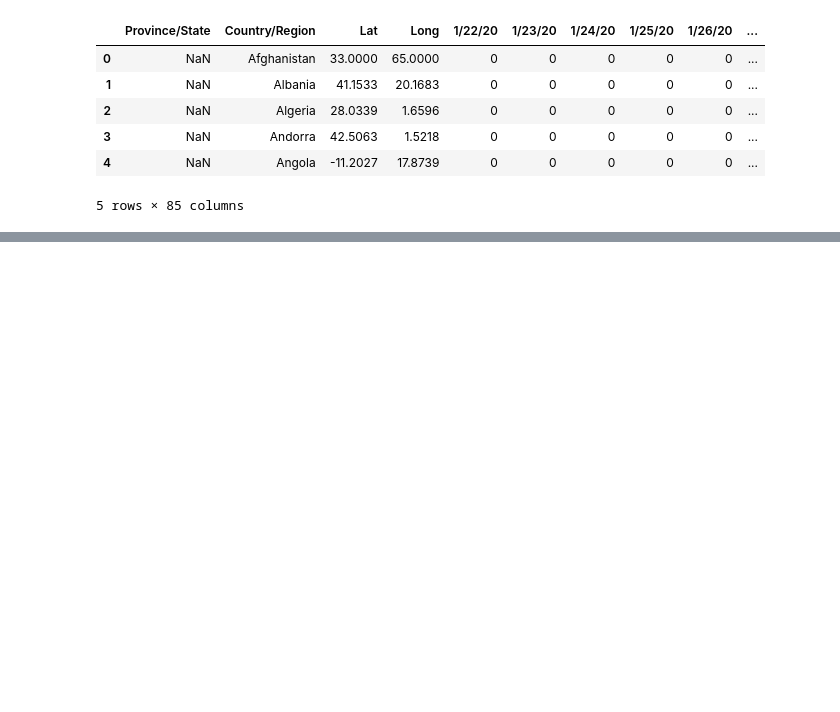
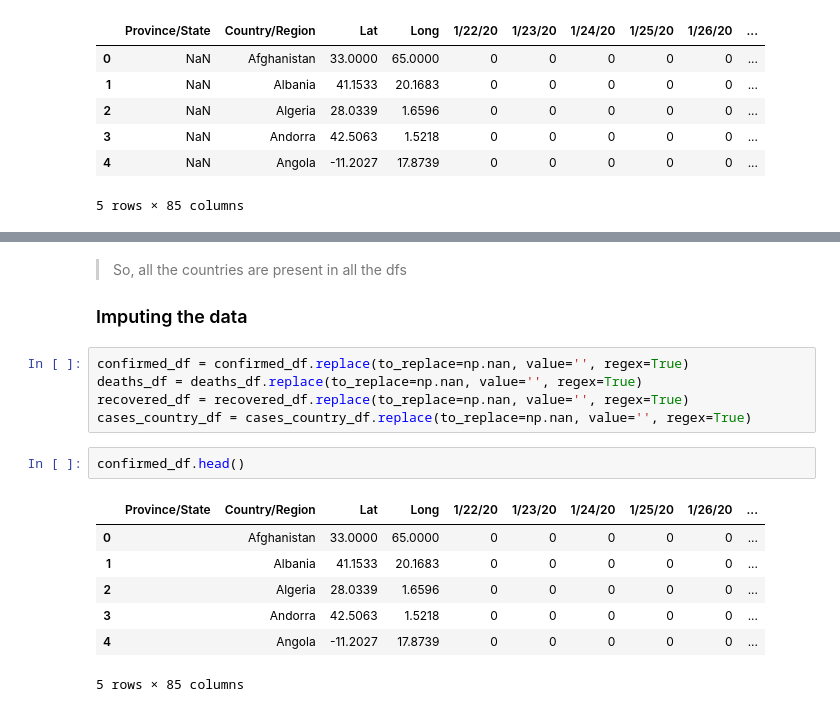
Before and after one commit to ShaunakSen/Data-Science-and-Machine-Learning, a Jupyter notebook: Data_Modelling_and_Analysis_of_COVID_19_Spread.ipynb, the cells around one changed output, grey strips where cells are left out. Drawn from its saved outputs; the diff is of its cells as text; blank space fills up the shorter version.

```diff
--- a/Data_Modelling_and_Analysis_of_COVID_19_Spread.ipynb
+++ b/Data_Modelling_and_Analysis_of_COVID_19_Spread.ipynb
@@ -75,0 +107,19 @@ cases_country_df.head()
+# %% [markdown]
+> So, all the countries are present in all the dfs
+
+### Imputing the data
+# %%
+confirmed_df = confirmed_df.replace(to_replace=np.nan, value='', regex=True)
+deaths_df = deaths_df.replace(to_replace=np.nan, value='', regex=True)
+recovered_df = recovered_df.replace(to_replace=np.nan, value='', regex=True)
+cases_country_df = cases_country_df.replace(to_replace=np.nan, value='', regex=True)
+# %%
+confirmed_df.head()
+# %% [output]
+|  | Province/State | Country/Region | Lat | Long | 1/22/20 | 1/23/20 | 1/24/20 | 1/25/20 | 1/26/20 | ... |
+| 0 |  | Afghanistan | 33.0000 | 65.0000 | 0 | 0 | 0 | 0 | 0 | ... |
+| 1 |  | Albania | 41.1533 | 20.1683 | 0 | 0 | 0 | 0 | 0 | ... |
+| 2 |  | Algeria | 28.0339 | 1.6596 | 0 | 0 | 0 | 0 | 0 | ... |
+| 3 |  | Andorra | 42.5063 | 1.5218 | 0 | 0 | 0 | 0 | 0 | ... |
+| 4 |  | Angola | -11.2027 | 17.8739 | 0 | 0 | 0 | 0 | 0 | ... |
+5 rows × 85 columns
```
Also changed, not shown: parts of 6 cells of this notebook.
